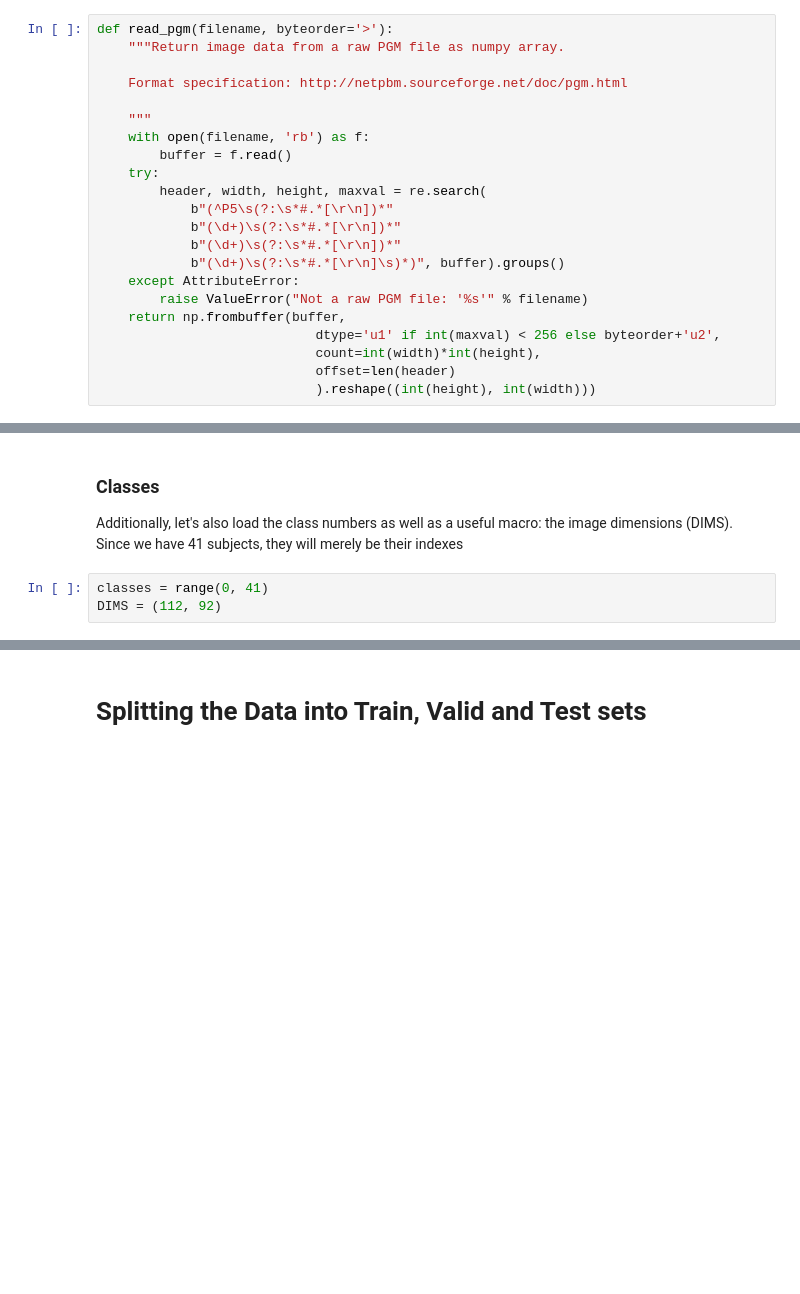
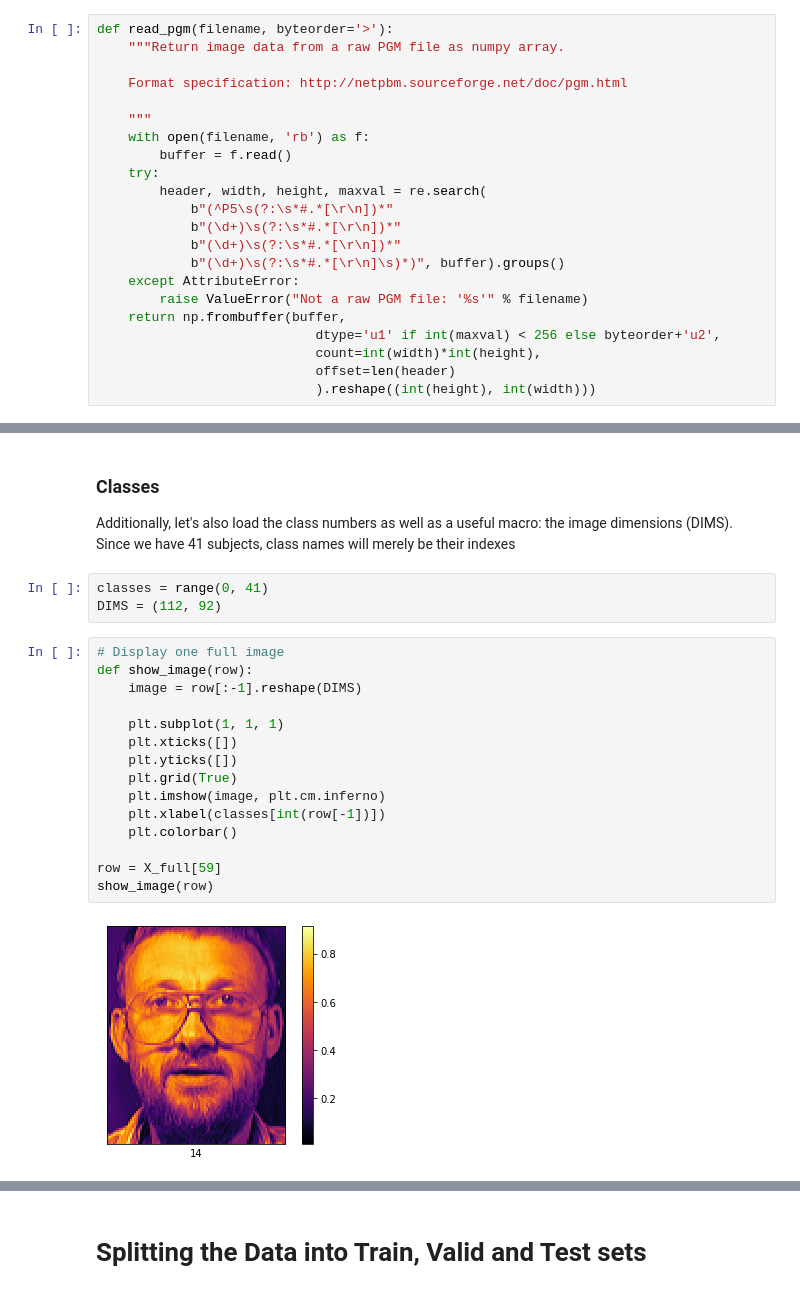
Before and after one commit to tiagoleonmelo/face-recognition, a Jupyter notebook: Face Recognition.ipynb, the cells around one changed output, grey strips where cells are left out. Saved outputs shown, nothing was run; the diff lists cells and outputs as text; blank space fills up the shorter version.

```diff
--- a/Face Recognition.ipynb
+++ b/Face Recognition.ipynb
@@ -102,9 +108,26 @@ X_full.shape
 # %% [markdown]
 ### Classes
-Additionally, let's also load the class numbers as well as a useful macro: the image dimensions (DIMS). Since we have 41 subjects, they will merely be their indexes
+Additionally, let's also load the class numbers as well as a useful macro: the image dimensions (DIMS). Since we have 41 subjects, class names will merely be their indexes
 # %%
 classes = range(0, 41)
 DIMS = (112, 92)
+# %%
+# Display one full image
+def show_image(row):
+    image = row[:-1].reshape(DIMS)
+
+    plt.subplot(1, 1, 1)
+    plt.xticks([])
+    plt.yticks([])
+    plt.grid(True)
+    plt.imshow(image, plt.cm.inferno)
+    plt.xlabel(classes[int(row[-1])])
+    plt.colorbar()
+
+row = X_full[59]
+show_image(row)
+# %% [output]
+[figure, added]
 # %%
 # Display sample_size images (with 1 < sample_size < 40)
 sample_size = 10
```
Also changed, not shown: parts of 19 cells of this notebook.
